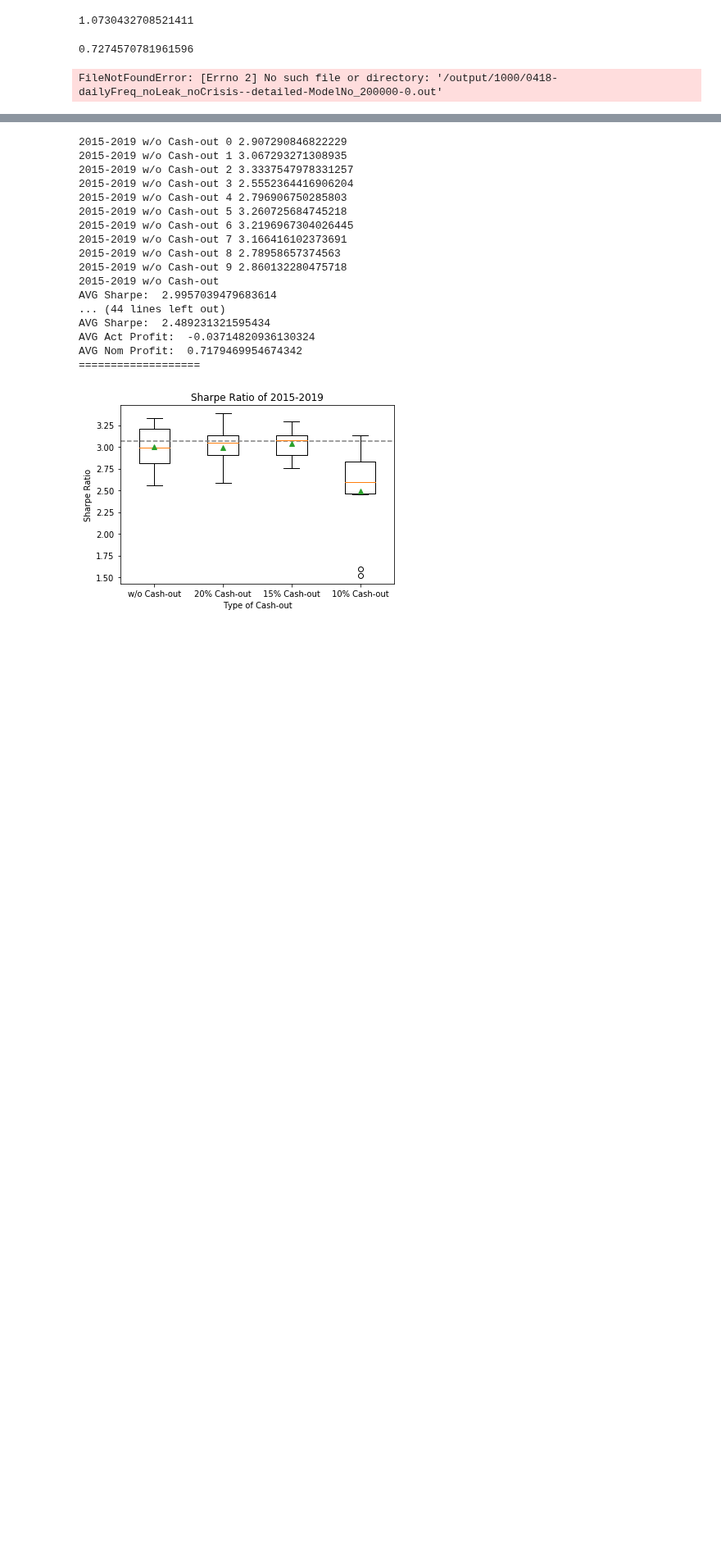
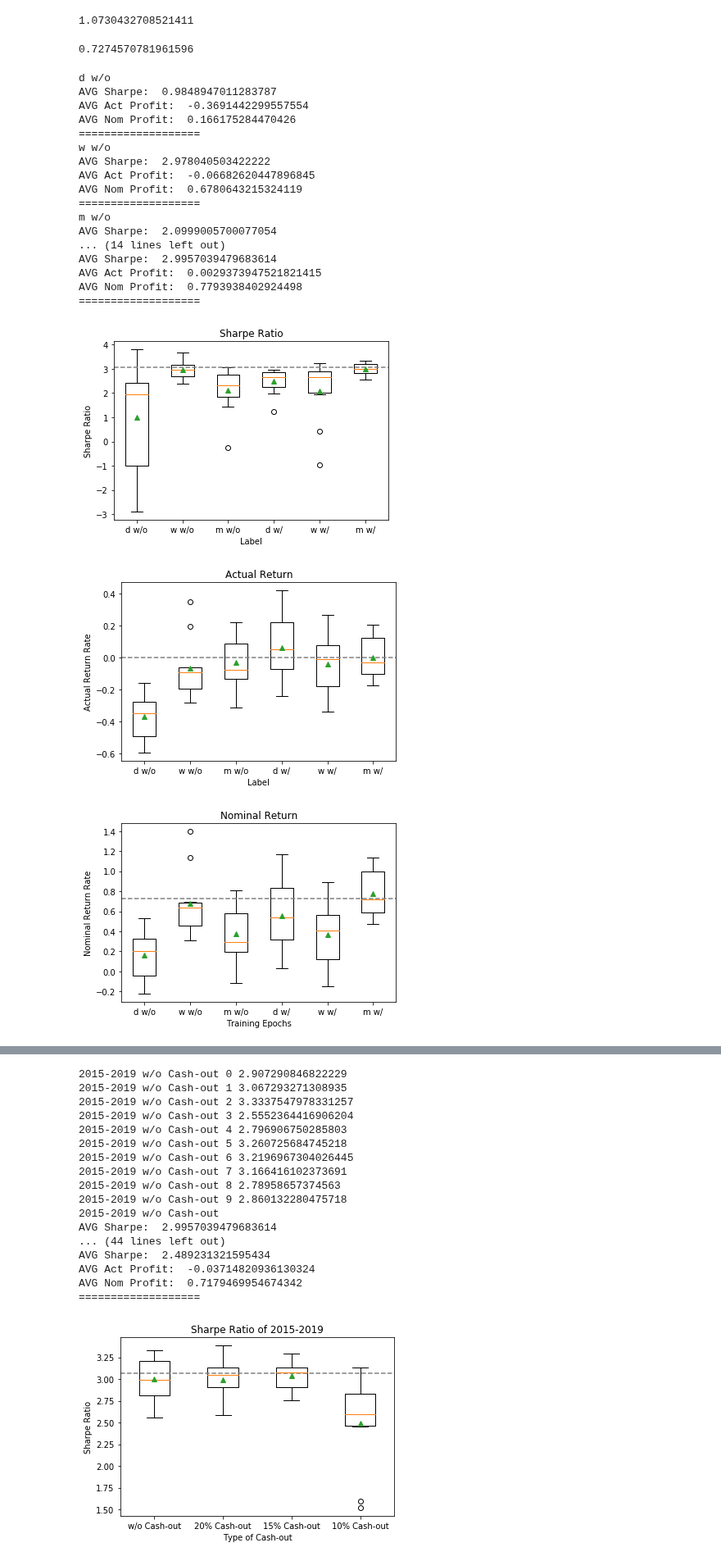
Before and after one commit to lzcaisg/reinforcement_trader, a Jupyter notebook: 0419 Sharpe Ratio.ipynb, the cells around one changed output, grey strips where cells are left out. Shown at 82% size. Saved outputs shown, nothing was run; the diff lists cells and outputs as text; code cells hidden in the pictures; blank space fills up the shorter version.

```diff
--- a/0419 Sharpe Ratio.ipynb
+++ b/0419 Sharpe Ratio.ipynb
@@ -148,6 +172,7 @@ bnh_ratio={
 # %%
 experiment_result = []
 actual_return_result = []
+nominal_return_result = []
 types = [tmp['type'] for tmp in freq_list]
 a = True
 for j, experiment in enumerate(freq_list):
@@ -160,34 +185,61 @@ for j, experiment in enumerate(freq_list):
         df = pd.DataFrame(record)
         startDate = experiment["start_date"]
         endDate = experiment["end_date"]
         sharpe = getSharpeRatio(df["net_worth"], startDate, endDate, tbill_df)
         sharpe_list.append(sharpe)
 #         print(i, sharpe)
         actual_profit_list.append(df["actual_profit"].iloc[-1]/518237.12345884787)
         nominal_profit_list.append((df["net_worth"].iloc[-1]-300000)/300000)
 
     avg_sharpe = np.mean(sharpe_list)
     experiment_result.append(np.array(sharpe_list))
     actual_return_result.append(np.array(actual_profit_list))
+    nominal_return_result.append(np.array(nominal_profit_list))
     print(experiment['type'])
     print("AVG Sharpe: ", avg_sharpe)
     print("AVG Act Profit: ", np.mean(actual_profit_list))
     print("AVG Nom Profit: ", np.mean(nominal_profit_list))
     print("===================")
     a = False
 
 plt.boxplot(experiment_result, labels=types, showmeans=True)
 plt.axhline(y=bnh_ratio["2015-2019"], color = "grey", linestyle='--')
 plt.ylabel("Sharpe Ratio")
-plt.xlabel("Training Epochs")
-plt.title("Sharpe Ratio of 20-day Frequency")
+plt.xlabel("Label")
+plt.title("Sharpe Ratio")
 plt.show()
 
 plt.boxplot(actual_return_result, labels=types, showmeans=True)
 plt.axhline(y=0, color = "grey", linestyle='--')
 plt.ylabel("Actual Return Rate")
+plt.xlabel("Label")
+plt.title("Actual Return")
+plt.show()
+
+plt.boxplot(nominal_return_result, labels=types, showmeans=True)
+plt.axhline(y=218237.12345884787/300000, color = "grey", linestyle='--')
+plt.ylabel("Nominal Return Rate")
 plt.xlabel("Training Epochs")
-plt.title("Actual Return of 20-day Frequency")
+plt.title("Nominal Return")
 plt.show()
 # %% [output]
-FileNotFoundError: [Errno 2] No such file or directory: '/output/1000/0418-dailyFreq_noLeak_noCrisis--detailed-ModelNo_200000-0.out'
+d w/o
+AVG Sharpe:  0.9848947011283787
+AVG Act Profit:  -0.3691442299557554
+AVG Nom Profit:  0.166175284470426
+===================
+w w/o
+AVG Sharpe:  2.978040503422222
+AVG Act Profit:  -0.06682620447896845
+AVG Nom Profit:  0.6780643215324119
+===================
+m w/o
+AVG Sharpe:  2.0999005700077054
+... (14 lines left out)
+AVG Sharpe:  2.9957039479683614
+AVG Act Profit:  0.0029373947521821415
+AVG Nom Profit:  0.7793938402924498
+===================
+[figure, added]
+[figure, added]
+[figure, added]
```
Also changed, not shown: parts of 3 cells of this notebook, 2 other files.
